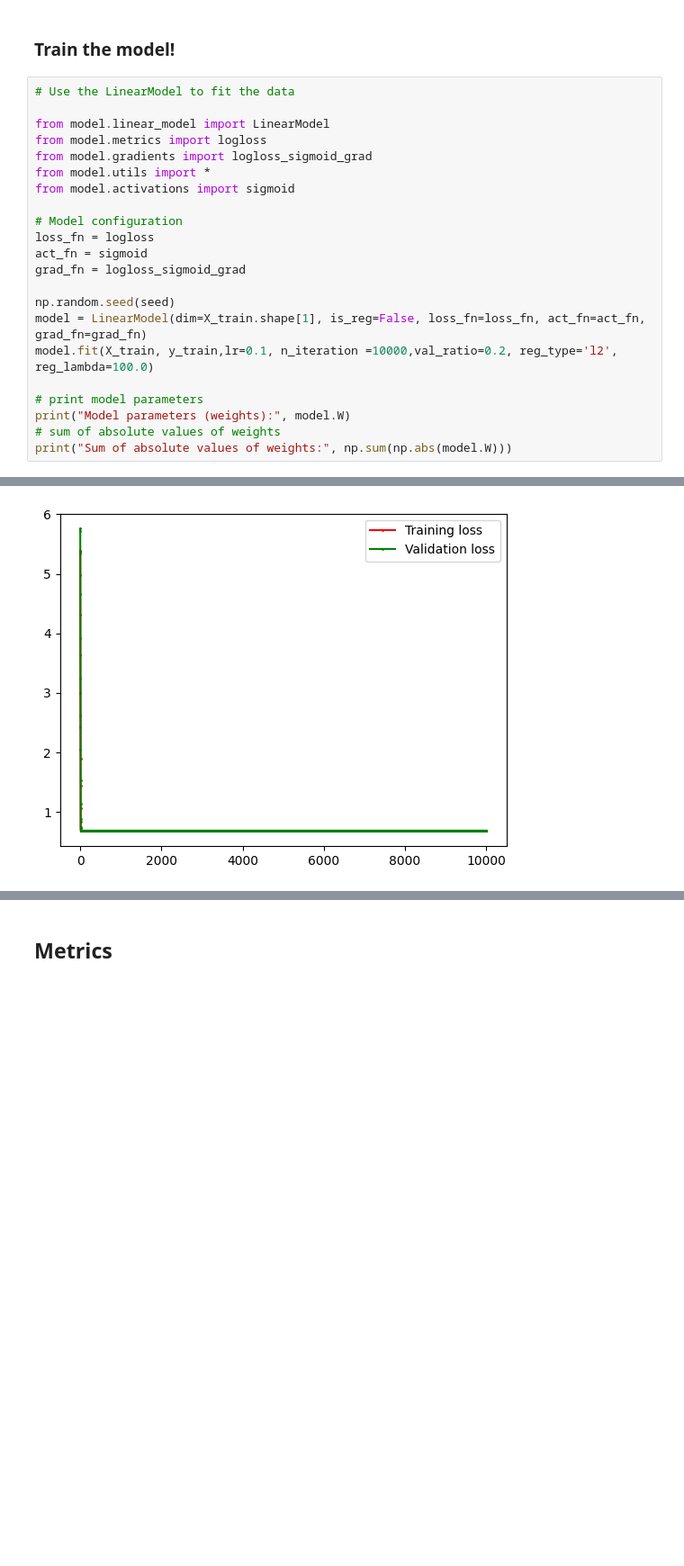
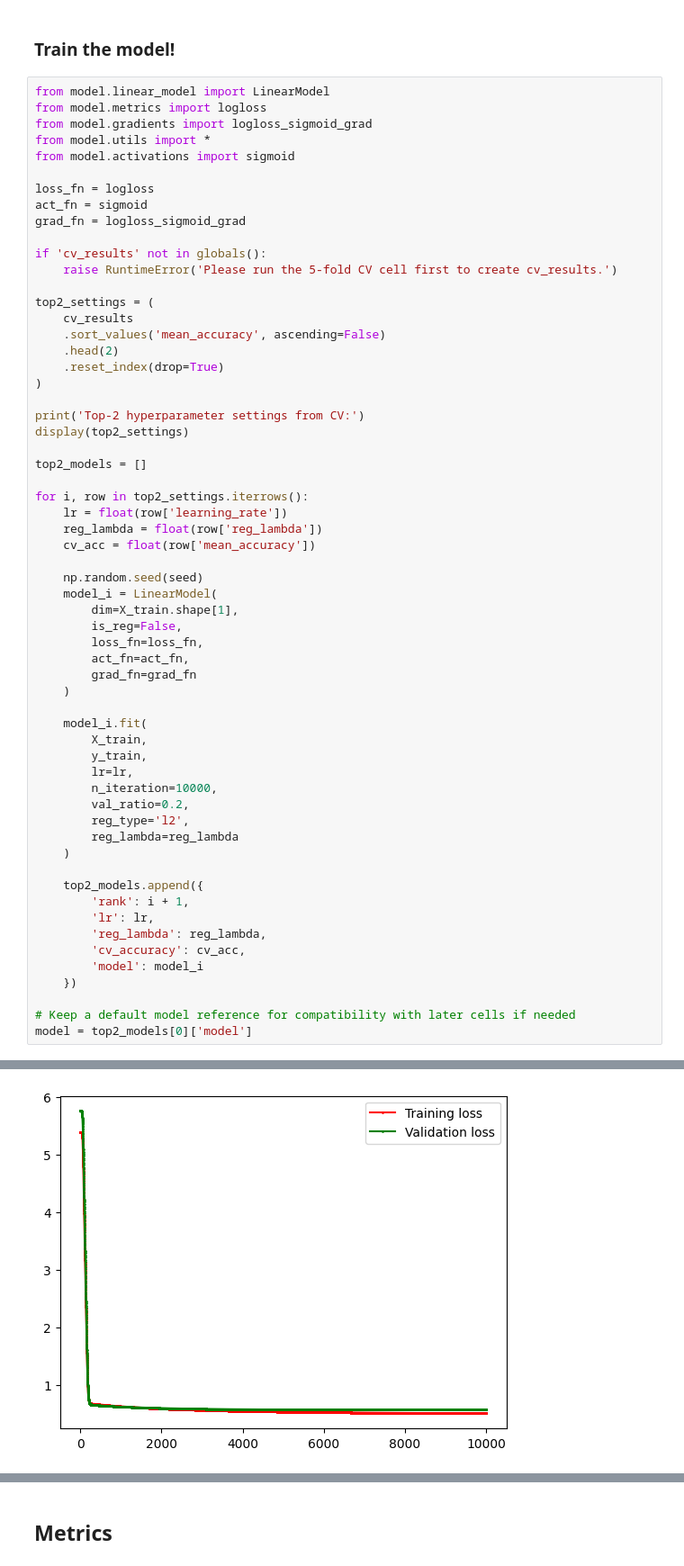
Before and after one commit to weiling920131/2026_DM_assignment, a Jupyter notebook: DM2026-Assignment-1/Real_World_Classification.ipynb, the cells around one changed output, grey strips where cells are left out. Shown at 90% size. Saved outputs shown, nothing was run; the diff lists cells and outputs as text; blank space fills up the shorter version.

```diff
--- a/DM2026-Assignment-1/Real_World_Classification.ipynb
+++ b/DM2026-Assignment-1/Real_World_Classification.ipynb
@@ -195,25 +257,63 @@ df.head()
 # %% [markdown]
 ### Train the model!
 # %%
-# Use the LinearModel to fit the data
-
 from model.linear_model import LinearModel
 from model.metrics import logloss
 from model.gradients import logloss_sigmoid_grad
 from model.utils import *
 from model.activations import sigmoid
 
-# Model configuration
 loss_fn = logloss
 act_fn = sigmoid
 grad_fn = logloss_sigmoid_grad
 
-np.random.seed(seed)
-model = LinearModel(dim=X_train.shape[1], is_reg=False, loss_fn=loss_fn, act_fn=act_fn, grad_fn=grad_fn)
-model.fit(X_train, y_train,lr=0.1, n_iteration =10000,val_ratio=0.2, reg_type='l2', reg_lambda=100.0)
+if 'cv_results' not in globals():
+    raise RuntimeError('Please run the 5-fold CV cell first to create cv_results.')
 
-# print model parameters
-print("Model parameters (weights):", model.W)
-# sum of absolute values of weights
-print("Sum of absolute values of weights:", np.sum(np.abs(model.W)))
+top2_settings = (
+    cv_results
+    .sort_values('mean_accuracy', ascending=False)
+    .head(2)
+    .reset_index(drop=True)
+)
+
+print('Top-2 hyperparameter settings from CV:')
+display(top2_settings)
+
+top2_models = []
+
+for i, row in top2_settings.iterrows():
+    lr = float(row['learning_rate'])
+    reg_lambda = float(row['reg_lambda'])
+    cv_acc = float(row['mean_accuracy'])
+
+    np.random.seed(seed)
+    model_i = LinearModel(
+        dim=X_train.shape[1],
+        is_reg=False,
+        loss_fn=loss_fn,
+        act_fn=act_fn,
+        grad_fn=grad_fn
+    )
+
+    model_i.fit(
+        X_train,
+        y_train,
+        lr=lr,
+        n_iteration=10000,
+        val_ratio=0.2,
+        reg_type='l2',
+        reg_lambda=reg_lambda
+    )
+
+    top2_models.append({
+        'rank': i + 1,
+        'lr': lr,
+        'reg_lambda': reg_lambda,
+        'cv_accuracy': cv_acc,
+        'model': model_i
+    })
+
+# Keep a default model reference for compatibility with later cells if needed
+model = top2_models[0]['model']
 # %% [output]
@@ -237 +366 @@ print("Sum of absolute values of weights:", np.sum(np.abs(model.W)))
-[figure, old version]
+[figure, new version]
```
Also changed, not shown: parts of 3 cells of this notebook, 19 other files.
